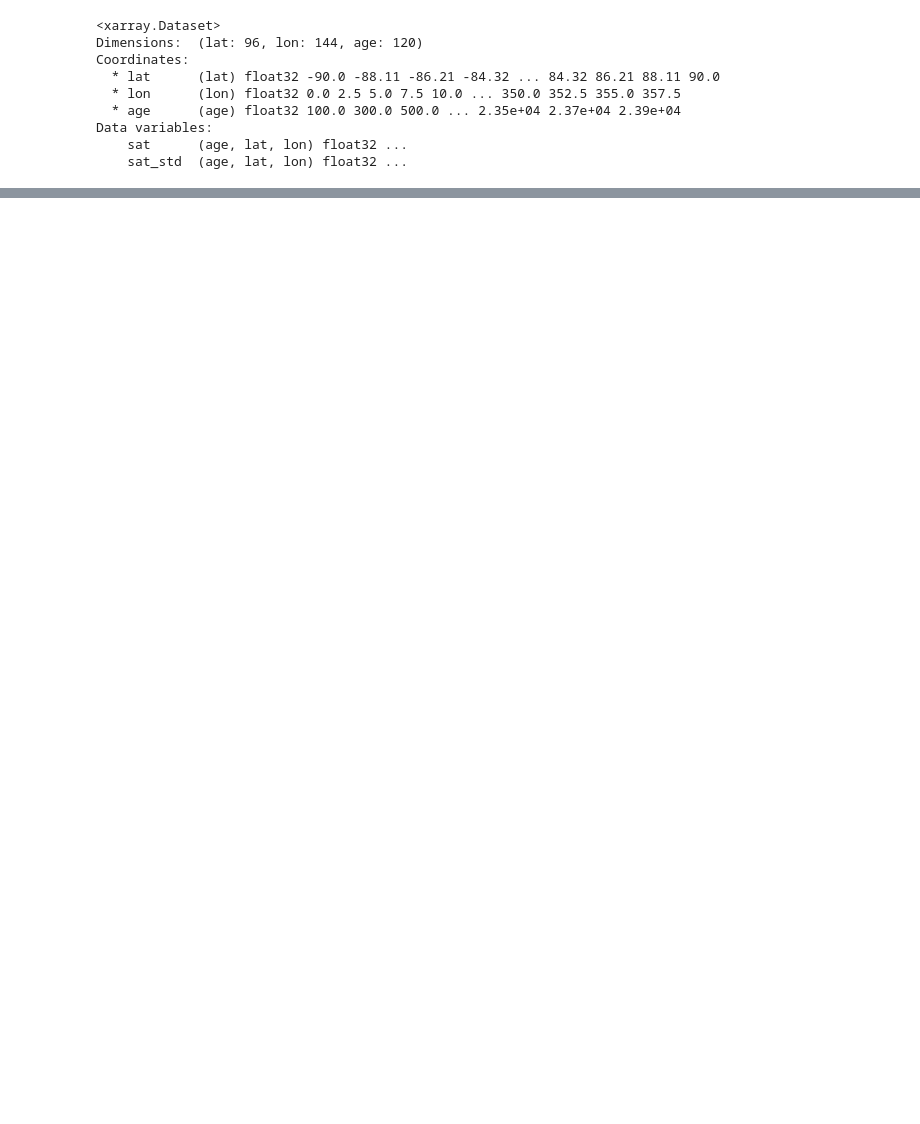
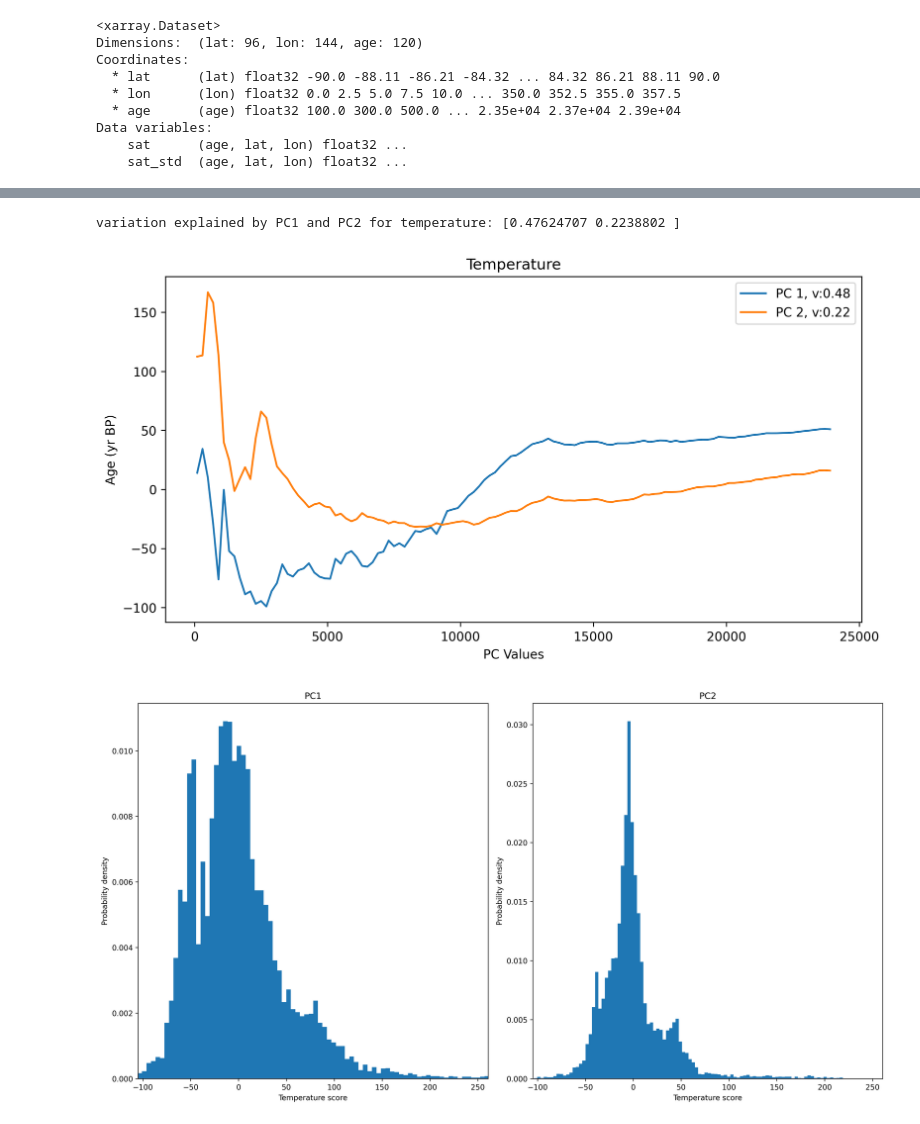
Before and after one commit to Peisong-Zheng/Last_deglaciation, a Jupyter notebook: AIC_BIC_silhouette_score.ipynb, the cells around one changed output, grey strips where cells are left out. Saved outputs shown, nothing was run; the diff lists cells and outputs as text; code cells hidden in the pictures; blank space fills up the shorter version.

```diff
--- a/AIC_BIC_silhouette_score.ipynb
+++ b/AIC_BIC_silhouette_score.ipynb
@@ -205,3 +246,9 @@ variation explained by PC1 and PC2 for temperature: [0.9351732  0.03980672]
+# %%
+temp_score=pca_score(ds_sat,'sat_anomalies_weighted')
+# %% [output]
+variation explained by PC1 and PC2 for temperature: [0.47624707 0.2238802 ]
+[figure, added]
+[figure, added]
 # %%
 aic_bic_curve(temp_score)
 silhouette_score_curve(temp_score)
```
Also changed, not shown: parts of 6 cells of this notebook.
